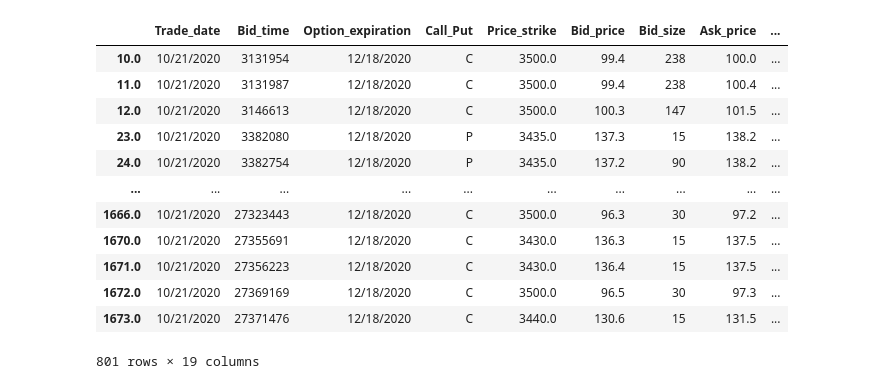
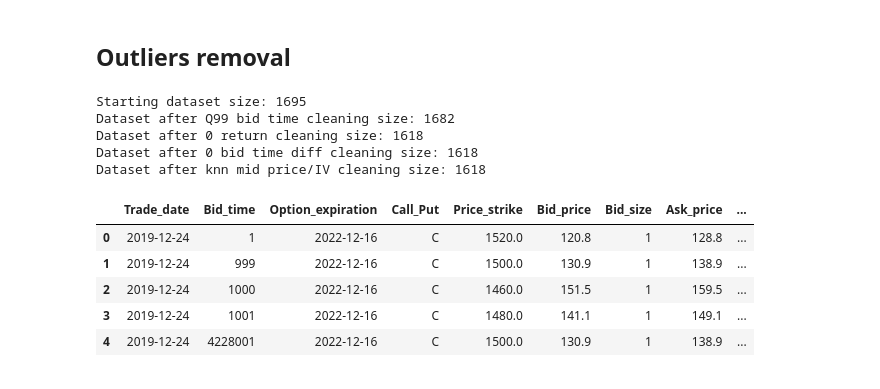
Before and after one commit to eugene195/HPVol, a Jupyter notebook: Data_plots.ipynb, the cells around one changed output. Cells and saved outputs as stored; diff of their text form; code cells hidden in the pictures.

```diff
--- a/Data_plots.ipynb
+++ b/Data_plots.ipynb
@@ -48,0 +21,2 @@ ticks_atm_log_mon
+# %%
+raw_dataset_name = "ticks_50dc_sp100"
@@ -49,11 +69,11 @@ ticks_atm_log_mon
 # %%
-tick_diff_atm = calc_ts_diff(ticks_atm_log_mon, keys=['Mid_price', 'Bid_time', 'Mid_IV'])
-tick_diff_atm["Mid_price_ret"] = np.log1p(ticks_atm_log_mon["Mid_price"].pct_change())
-tick_diff_atm["Mid_IV_diff_sign"] = np.sign(tick_diff_atm["Mid_IV_diff"])
+raw_ticks_diff = calc_ts_diff(raw_ticks, keys=['Mid_price', 'Bid_time', 'Mid_IV'])
+raw_ticks_diff["Mid_price_ret"] = np.log1p(raw_ticks["Mid_price"].pct_change())
+raw_ticks_diff["Mid_IV_diff_sign"] = np.sign(raw_ticks_diff["Mid_IV_diff"])
 
 
 
-tick_diff_atm.head(1)
+raw_ticks_diff.head(1)
 # %% [output]
 A value is trying to be set on a copy of a slice from a DataFrame.
 Try using .loc[row_indexer,col_indexer] = value instead
@@ -141,7 +165,9 @@ quantile_analysis(tick_diff_atm, ["Bid_time_diff", "Mid_price_ret", "Mid_IV_diff
+# %% [markdown]
+## Outliers removal
 # %%
 def filter_gt_Q99(df, columns):
     for col in columns:
-        df = df.loc[~(df[col] > np.quantile(df[col], 0.99))]
+        df = df.loc[~(df[col] > 2*np.quantile(df[col], 0.99))]
     return df
 
 def filter_zeros(df, columns):
@@ -151,11 +177,3 @@ def filter_zeros(df, columns):
 
 def remove_n_first(df, n):
     return df.iloc[n:]
-
-def remove_outliers(data, columns):
-    df = data.copy()
-    df = filter_gt_Q99(df, columns)
-    df = filter_zeros(df, columns)
-#     one of the datasets has a supermassive black hole between the ticks
-    df = remove_n_first(df, 5)
-    return df
@@ -162,17 +219,35 @@ def remove_outliers(data, columns):
+# %%
+def remove_outliers(data):
+    df = data.copy()
+    print("Starting dataset size: {}".format(len(df)))
+    df = filter_gt_Q99(df, ["Bid_time_diff"])
+    print("Dataset after Q99 bid time cleaning size: {}".format(len(df)))
+    df = filter_zeros(df, ["Mid_price_ret"])
+    print("Dataset after 0 return cleaning size: {}".format(len(df)))
+    df = filter_zeros(df, ["Bid_time_diff"])
+    print("Dataset after 0 bid time diff cleaning size: {}".format(len(df)))
+    keep_mid_price = k_neigh_remove(df['Mid_price_ret'], delta=0.05, k=20, gamma=0.002)
+    keep_iv_diff = k_neigh_remove(df['Mid_IV_diff'], delta=0.05, k=20, gamma=0.002)
+    keep_df = np.logical_and(keep_mid_price, keep_iv_diff)
+#     df = filter_zeros(df, columns)
+#     one of the datasets has a supermassive black hole between the ticks
+#     df = remove_n_first(df, 5)
+    df.reset_index(drop=True, inplace=True)
+    df = df[keep_df]
+    print("Dataset after knn mid price/IV cleaning size: {}".format(len(df)))
+    return df
 # %%
-filtered_df = remove_outliers(tick_diff_atm, ["Bid_time_diff", "Mid_price_ret", "Mid_IV_diff"])
-filtered_df
+filtered_df = remove_outliers(raw_ticks_diff)
+filtered_df.head()
 # %% [output]
+Starting dataset size: 1695
+Dataset after Q99 bid time cleaning size: 1682
+Dataset after 0 return cleaning size: 1618
+Dataset after 0 bid time diff cleaning size: 1618
+Dataset after knn mid price/IV cleaning size: 1618
 |  | Trade_date | Bid_time | Option_expiration | Call_Put | Price_strike | Bid_price | Bid_size | Ask_price | ... |
-| 10.0 | 10/21/2020 | 3131954 | 12/18/2020 | C | 3500.0 | 99.4 | 238 | 100.0 | ... |
-| 11.0 | 10/21/2020 | 3131987 | 12/18/2020 | C | 3500.0 | 99.4 | 238 | 100.4 | ... |
-| 12.0 | 10/21/2020 | 3146613 | 12/18/2020 | C | 3500.0 | 100.3 | 147 | 101.5 | ... |
-| 23.0 | 10/21/2020 | 3382080 | 12/18/2020 | P | 3435.0 | 137.3 | 15 | 138.2 | ... |
-| 24.0 | 10/21/2020 | 3382754 | 12/18/2020 | P | 3435.0 | 137.2 | 90 | 138.2 | ... |
-| ... | ... | ... | ... | ... | ... | ... | ... | ... | ... |
-| 1666.0 | 10/21/2020 | 27323443 | 12/18/2020 | C | 3500.0 | 96.3 | 30 | 97.2 | ... |
-| 1670.0 | 10/21/2020 | 27355691 | 12/18/2020 | C | 3430.0 | 136.3 | 15 | 137.5 | ... |
-| 1671.0 | 10/21/2020 | 27356223 | 12/18/2020 | C | 3430.0 | 136.4 | 15 | 137.5 | ... |
-| 1672.0 | 10/21/2020 | 27369169 | 12/18/2020 | C | 3500.0 | 96.5 | 30 | 97.3 | ... |
-| 1673.0 | 10/21/2020 | 27371476 | 12/18/2020 | C | 3440.0 | 130.6 | 15 | 131.5 | ... |
+| 0 | 2019-12-24 | 1 | 2022-12-16 | C | 1520.0 | 120.8 | 1 | 128.8 | ... |
+| 1 | 2019-12-24 | 999 | 2022-12-16 | C | 1500.0 | 130.9 | 1 | 138.9 | ... |
+| 2 | 2019-12-24 | 1000 | 2022-12-16 | C | 1460.0 | 151.5 | 1 | 159.5 | ... |
+| 3 | 2019-12-24 | 1001 | 2022-12-16 | C | 1480.0 | 141.1 | 1 | 149.1 | ... |
+| 4 | 2019-12-24 | 4228001 | 2022-12-16 | C | 1500.0 | 130.9 | 1 | 138.9 | ... |
-801 rows × 19 columns
```
Also changed, not shown: parts of 41 cells of this notebook, 1 other file.
